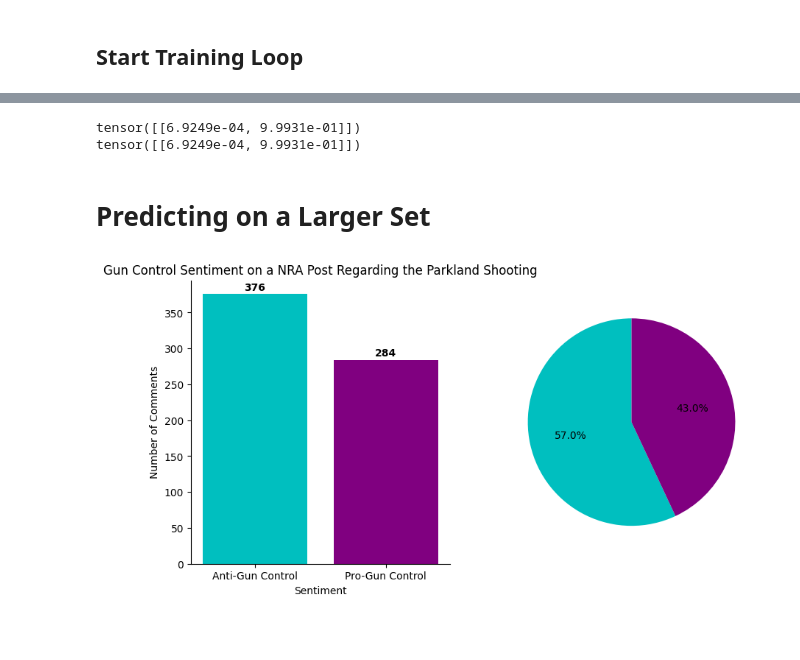
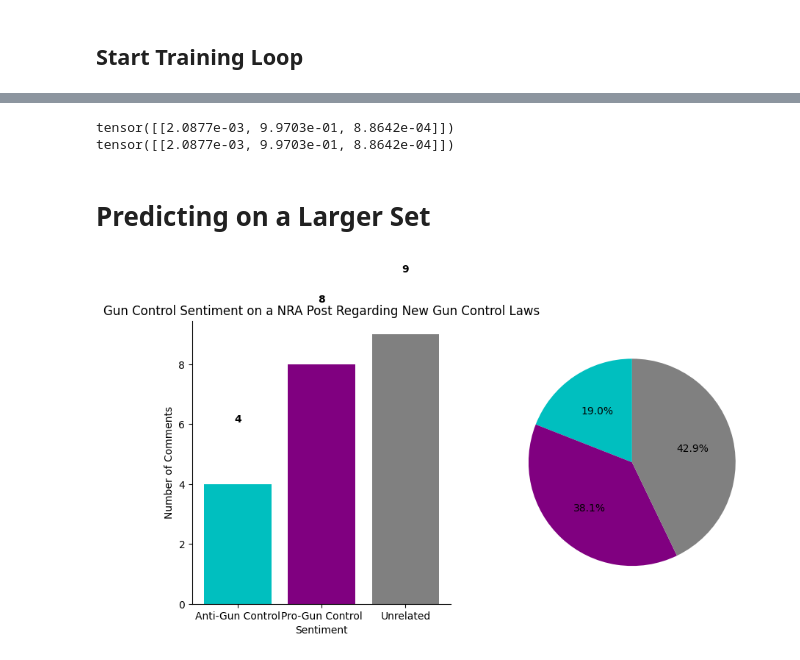
Before and after one commit to Sam-Malta/Gun-Control-Sentiment-Analysis, a Jupyter notebook: poltical_test.ipynb, the cells around one changed output, grey strips where cells are left out. Saved outputs shown, nothing was run; the diff lists cells and outputs as text; code cells hidden in the pictures; blank space fills up the shorter version.

Commit message:
Feat: Finalized model training, predictions, etc

```diff
--- a/poltical_test.ipynb
+++ b/poltical_test.ipynb
@@ -90,7 +92,7 @@ Done training masking.
 Done testing masking.
 # %%
 # Batch Size
-batch_size = 12
+batch_size = 13
 
 # Turn labels into a Tensor
 y_train = torch.tensor(y_train)
@@ -100,7 +102,7 @@ y_test = torch.tensor(y_test)
 train_dataloader = model.create_train_dataloader(train_inputs, train_masks, y_train, batch_size)
 
 # Create the DataLoader for our testing set
-test_dataloader = model.create_test_dataloader(test_inputs, test_masks, y_test, batch_size)
+test_dataloader = model.create_test_dataloader(test_inputs, test_masks, batch_size)
 # %% [markdown]
 ## Start Training Loop
 # %%
@@ -182,7 +184,7 @@ import gc
 gc.collect()
 torch.cuda.empty_cache()
 
-num_epochs = 4
+num_epochs = 2
 
 
 optimizer = model.get_optimizer(lr=5e-5)
@@ -229,7 +300,7 @@ def evaluate_roc(probs, y_true):
 # %%
 import torch.nn.functional as F
 
-def roberta_predict(test_dataloader):
+def roberta_predict(loader):
     """Perform a forward pass on the trained Roberta model to predict probabilities
     on the test set.
     """
@@ -239,7 +310,7 @@ def roberta_predict(test_dataloader):
     all_logits = []
     model.eval()
     # For each batch in our test set...
-    for batch in test_dataloader:
+    for batch in loader:
         # Load batch to GPU
         b_input_ids, b_attn_mask = tuple(t.to('cuda') for t in batch)[:2]
 
@@ -277,49 +386,50 @@ def predict_prompt(prompt):
     probs = roberta_predict(prompt_dataloader)
     print(probs)
     return probs
-# %%
-prompt = "gun violence is a serious problem in the United States. We need to take action to stop it"
-print(predict_prompt(prompt))
-# %% [output]
-tensor([[6.9249e-04, 9.9931e-01]])
-tensor([[6.9249e-04, 9.9931e-01]])
+# %%
+prompt = input("Enter a prompt: ")
+print(predict_prompt(prompt))
+# %% [output]
+tensor([[2.0877e-03, 9.9703e-01, 8.8642e-04]])
+tensor([[2.0877e-03, 9.9703e-01, 8.8642e-04]])
 # %% [markdown]
 # Predicting on a Larger Set
 # %%
-comments = pd.read_csv('comment/parkland.csv')
+comments = pd.read_csv('comment/moms_demand.csv')
+comments = comments.dropna(subset=['comment_text'])
 batch_size = 16
-test_inputs, test_masks = model.preprocess_for_roberta(comments['comment_text'])
+comment_inputs, comment_masks = model.preprocess_for_roberta(comments['comment_text'])
 
 # Create dataloader
-test_dataloader = model.create_test_dataloader(test_inputs, test_masks, batch_size=batch_size)
+comment_dataloader = model.create_test_dataloader(comment_inputs, comment_masks, batch_size=batch_size)
 
 # Compute predicted probabilities on the test set
-probs = torch.argmax(roberta_predict(test_dataloader), dim=1)
+probs = torch.argmax(roberta_predict(comment_dataloader), dim=1)
 # %%
 import matplotlib.pyplot as plt
 fig, (ax1, ax2) = plt.subplots(1, 2, figsize=(10, 5))
 
-color=["c", "purple"]
-values = [torch.sum(probs == 0), torch.sum(probs == 1)]
-ax1.bar(["Anti-Gun Control", "Pro-Gun Control"], values, color=color)
-ax1.set_title("Gun Control Sentiment on a NRA Post Regarding the Parkland Shooting")
+color=["c", "purple", "gray"]
+values = [torch.sum(probs == 0), torch.sum(probs == 1), torch.sum(probs == 2)]
+ax1.bar(["Anti-Gun Control", "Pro-Gun Control", "Unrelated"], values, color=color)
+ax1.set_title("Gun Control Sentiment on a NRA Post Regarding New Gun Control Laws")
 ax1.set_ylabel("Number of Comments")
 ax1.set_xlabel("Sentiment")
 ax1.spines["top"].set_visible(False)
 ax1.spines["right"].set_visible(False)
 for i, v in enumerate(values):
     ax1.text(i, v + 2, int(v), ha='center', va='bottom', fontweight='bold')
 
-values = [torch.sum(probs == 0), torch.sum(probs == 1)]
+
 
 
 
 # Create a pie chart
 
 ax2.pie(values, colors=color, autopct='%1.1f%%', startangle=90)
 
 # Display the pie chart
 plt.show()
 fig.savefig('parkland_nra.png')
 # %% [output]
-[figure, old version]
+[figure, new version]
```
Also changed, not shown: parts of 11 cells of this notebook, 2 other files.
